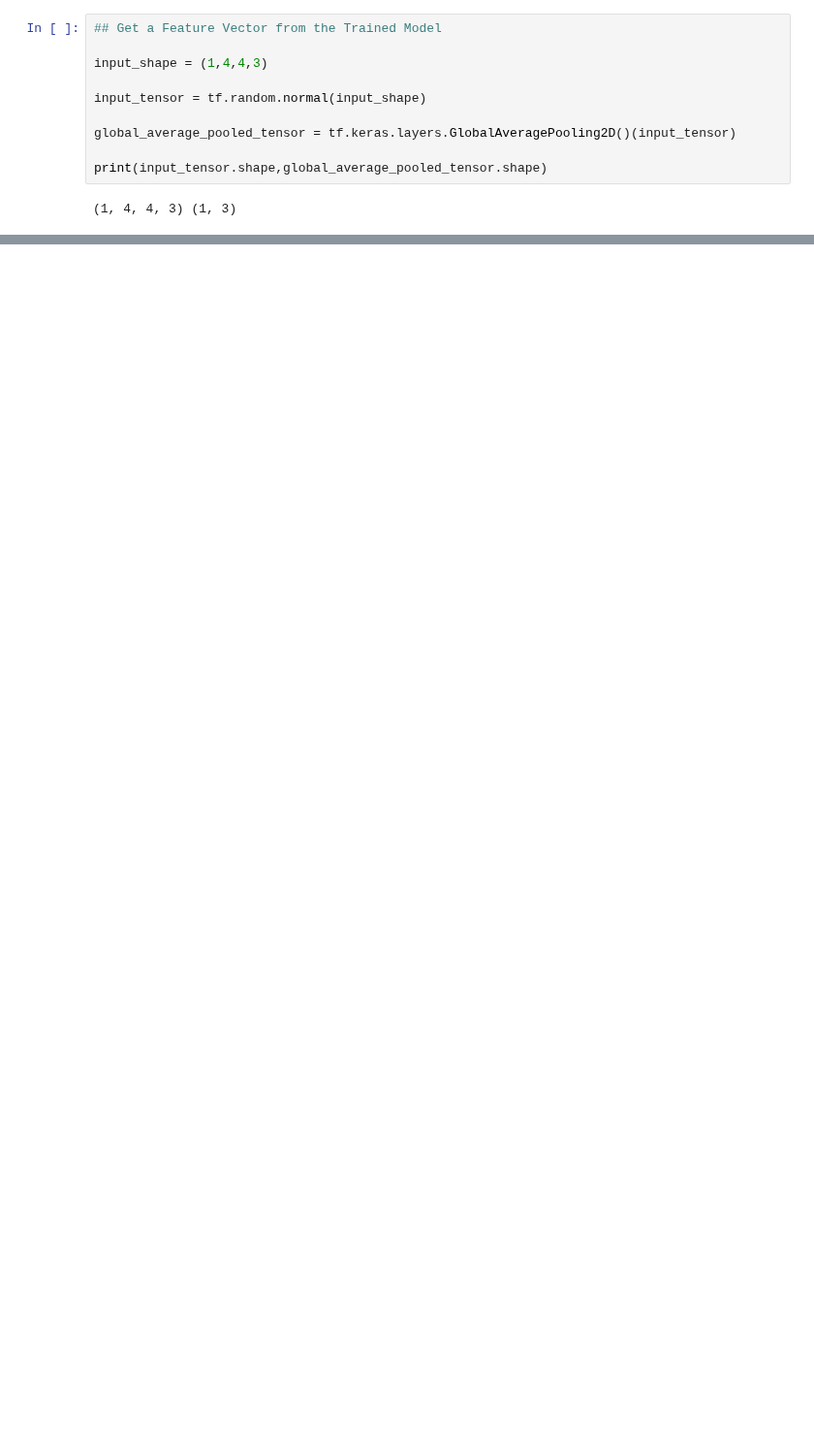
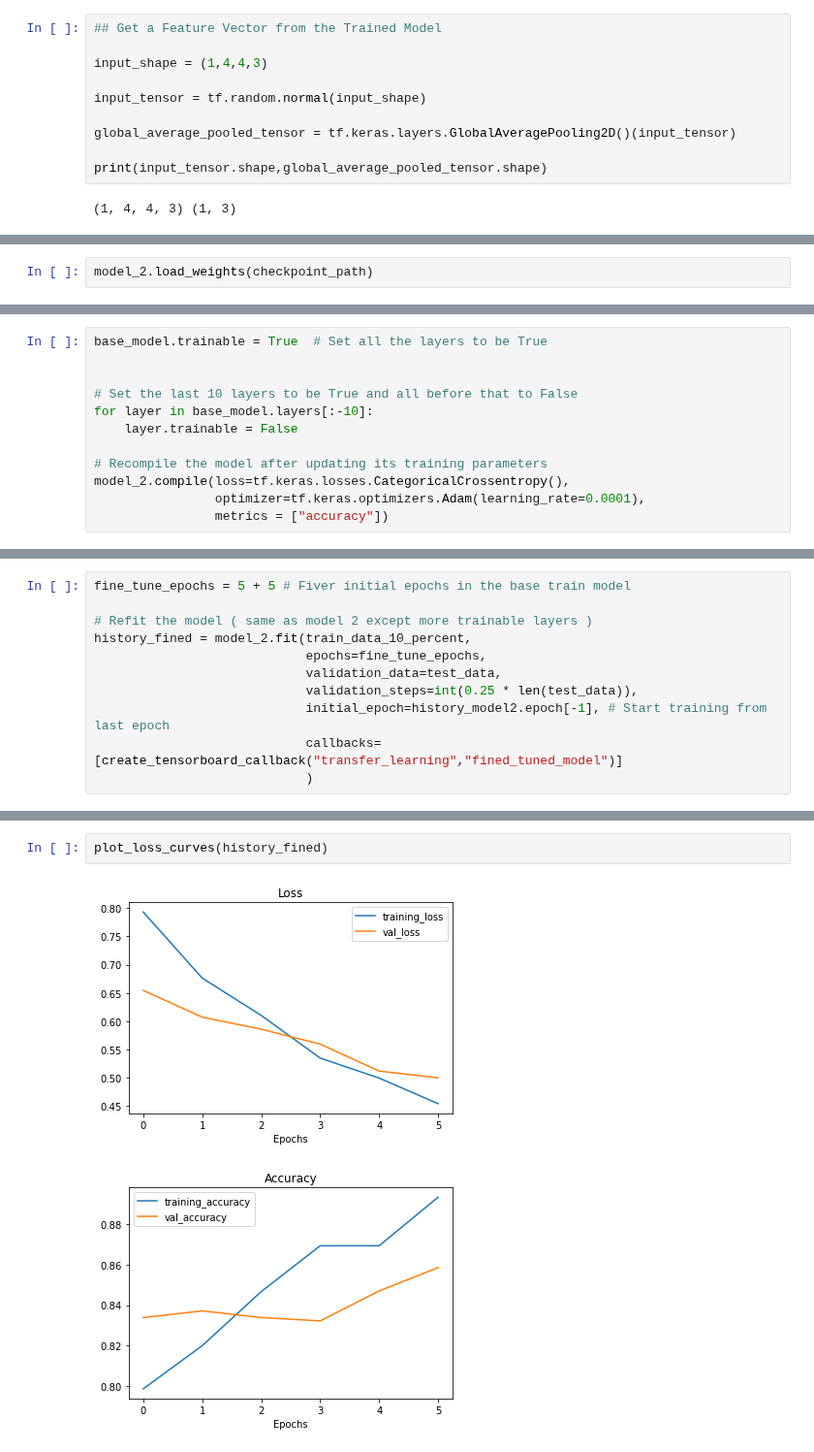
Before and after one commit to Nouman945/TensorFlow-Developer-Certificate-Guide, a Jupyter notebook: Sec7-Transfer-Learning.ipynb, the cells around one changed output, grey strips where cells are left out. Shown at 97% size. Saved outputs shown, nothing was run; the diff lists cells and outputs as text; blank space fills up the shorter version.

```diff
--- a/Sec7-Transfer-Learning.ipynb
+++ b/Sec7-Transfer-Learning.ipynb
@@ -226,0 +478,2 @@ print(input_tensor.shape,global_average_pooled_tensor.shape)
+# %%
+model_2.load_weights(checkpoint_path)
@@ -226,0 +540,12 @@ print(input_tensor.shape,global_average_pooled_tensor.shape)
+# %%
+base_model.trainable = True  # Set all the layers to be True
+
+
+# Set the last 10 layers to be True and all before that to False
+for layer in base_model.layers[:-10]:
+    layer.trainable = False
+
+# Recompile the model after updating its training parameters
+model_2.compile(loss=tf.keras.losses.CategoricalCrossentropy(),
+                optimizer=tf.keras.optimizers.Adam(learning_rate=0.0001),
+                metrics = ["accuracy"])
@@ -226,0 +577,11 @@ print(input_tensor.shape,global_average_pooled_tensor.shape)
+# %%
+fine_tune_epochs = 5 + 5 # Fiver initial epochs in the base train model
+
+# Refit the model ( same as model 2 except more trainable layers )
+history_fined = model_2.fit(train_data_10_percent,
+                            epochs=fine_tune_epochs,
+                            validation_data=test_data,
+                            validation_steps=int(0.25 * len(test_data)),
+                            initial_epoch=history_model2.epoch[-1], # Start training from last epoch
+                            callbacks=[create_tensorboard_callback("transfer_learning","fined_tuned_model")]
+                            )
@@ -226,0 +608,5 @@ print(input_tensor.shape,global_average_pooled_tensor.shape)
+# %%
+plot_loss_curves(history_fined)
+# %% [output]
+[figure, added]
+[figure, added]
```
Also changed, not shown: parts of 41 cells of this notebook, 37 other files.
